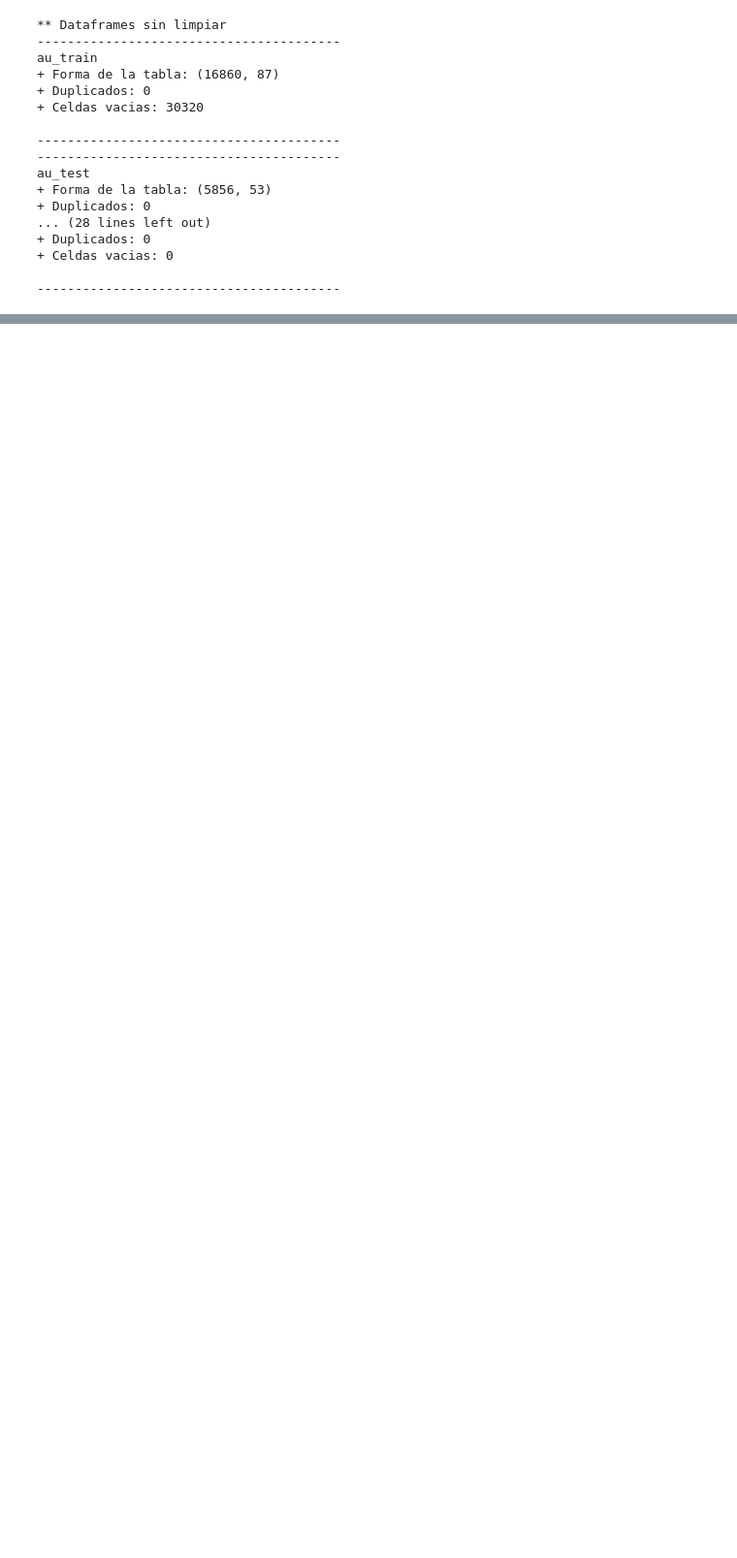
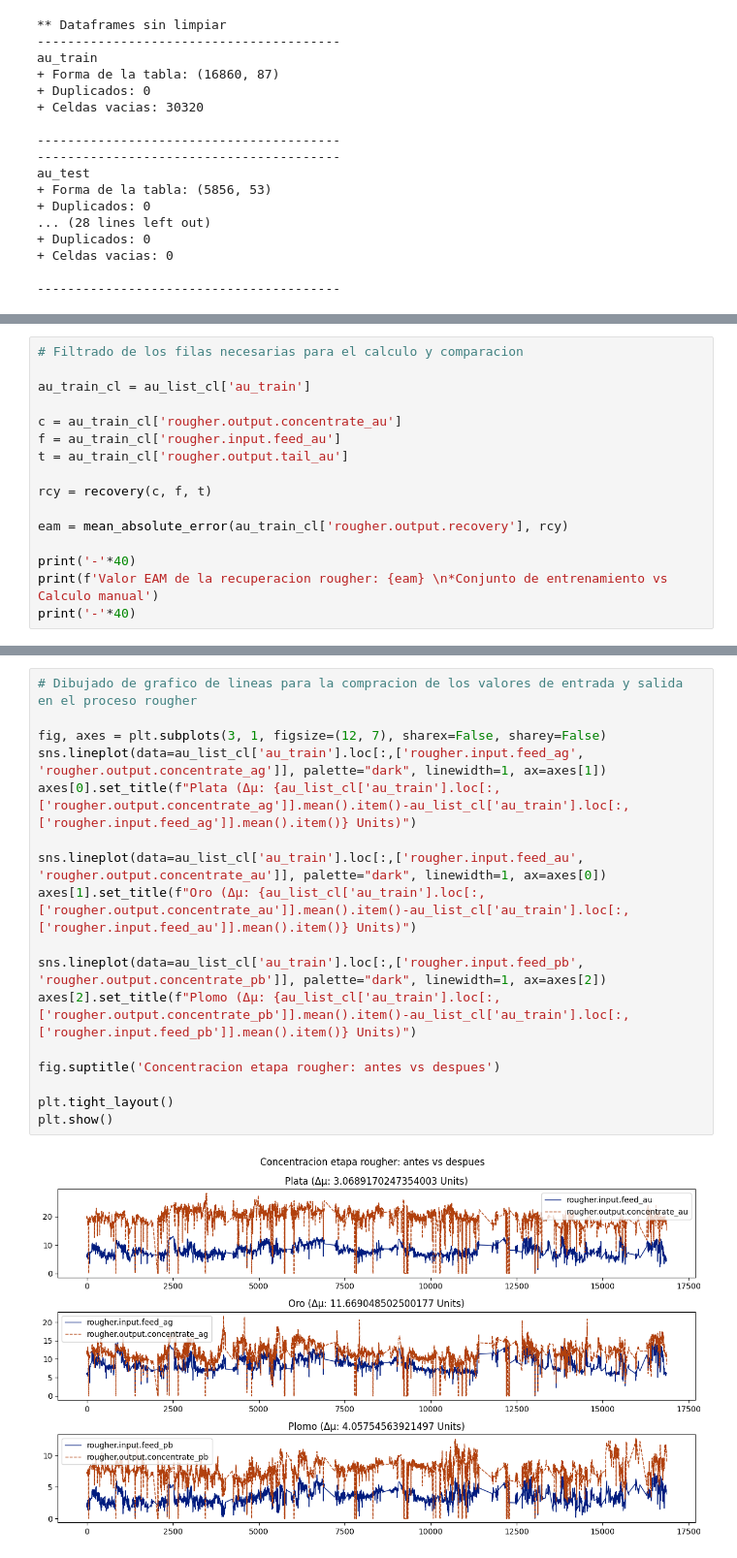
Before and after one commit to leonardomoncada9902/gold_recovery_ml, a Jupyter notebook: notebook/gold_recovery.ipynb, the cells around one changed output, grey strips where cells are left out. Shown at 97% size. Cells and saved outputs as stored; diff of their text form; blank space fills up the shorter version.

```diff
--- a/notebook/gold_recovery.ipynb
+++ b/notebook/gold_recovery.ipynb
@@ -136,0 +151,16 @@ au_test
+# %%
+# Filtrado de los filas necesarias para el calculo y comparacion
+
+au_train_cl = au_list_cl['au_train']
+
+c = au_train_cl['rougher.output.concentrate_au']
+f = au_train_cl['rougher.input.feed_au']
+t = au_train_cl['rougher.output.tail_au']
+
+rcy = recovery(c, f, t)
+
+eam = mean_absolute_error(au_train_cl['rougher.output.recovery'], rcy)
+
+print('-'*40)
+print(f'Valor EAM de la recuperacion rougher: {eam} \n*Conjunto de entrenamiento vs Calculo manual')
+print('-'*40)
@@ -136,0 +212,19 @@ au_test
+# %%
+# Dibujado de grafico de lineas para la compracion de los valores de entrada y salida en el proceso rougher
+
+fig, axes = plt.subplots(3, 1, figsize=(12, 7), sharex=False, sharey=False)
+sns.lineplot(data=au_list_cl['au_train'].loc[:,['rougher.input.feed_ag', 'rougher.output.concentrate_ag']], palette="dark", linewidth=1, ax=axes[1])
+axes[0].set_title(f"Plata (Δμ: {au_list_cl['au_train'].loc[:,['rougher.output.concentrate_ag']].mean().item()-au_list_cl['au_train'].loc[:,['rougher.input.feed_ag']].mean().item()} Units)")
+
+sns.lineplot(data=au_list_cl['au_train'].loc[:,['rougher.input.feed_au', 'rougher.output.concentrate_au']], palette="dark", linewidth=1, ax=axes[0])
+axes[1].set_title(f"Oro (Δμ: {au_list_cl['au_train'].loc[:,['rougher.output.concentrate_au']].mean().item()-au_list_cl['au_train'].loc[:,['rougher.input.feed_au']].mean().item()} Units)")
+
+sns.lineplot(data=au_list_cl['au_train'].loc[:,['rougher.input.feed_pb', 'rougher.output.concentrate_pb']], palette="dark", linewidth=1, ax=axes[2])
+axes[2].set_title(f"Plomo (Δμ: {au_list_cl['au_train'].loc[:,['rougher.output.concentrate_pb']].mean().item()-au_list_cl['au_train'].loc[:,['rougher.input.feed_pb']].mean().item()} Units)")
+
+fig.suptitle('Concentracion etapa rougher: antes vs despues')
+
+plt.tight_layout()
+plt.show()
+# %% [output]
+[figure, added]
```
Also changed, not shown: parts of 19 cells of this notebook.
